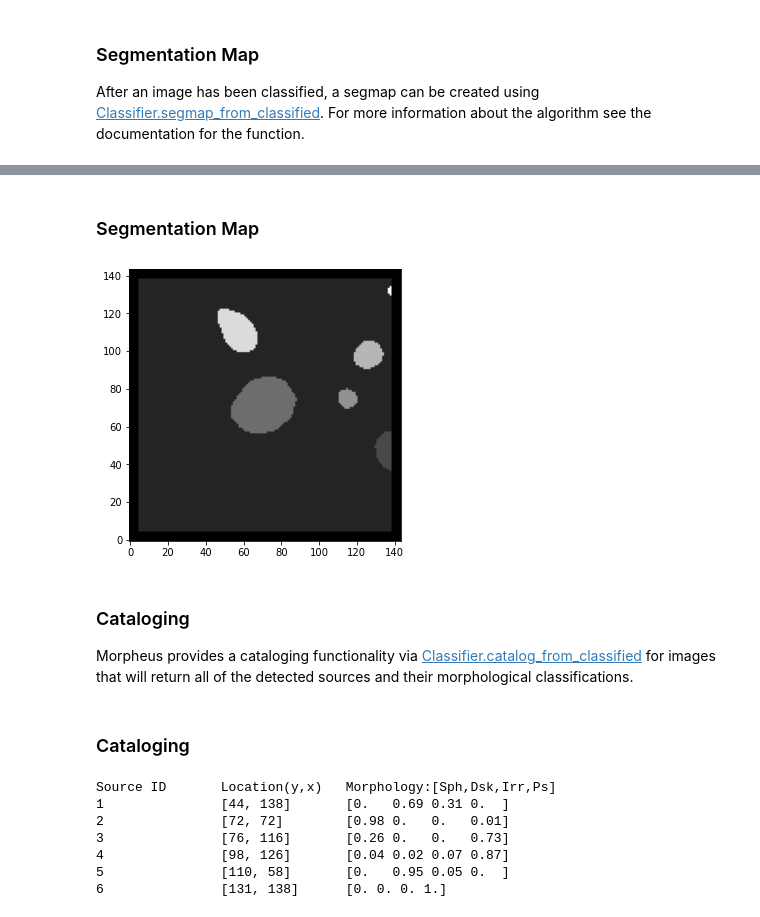
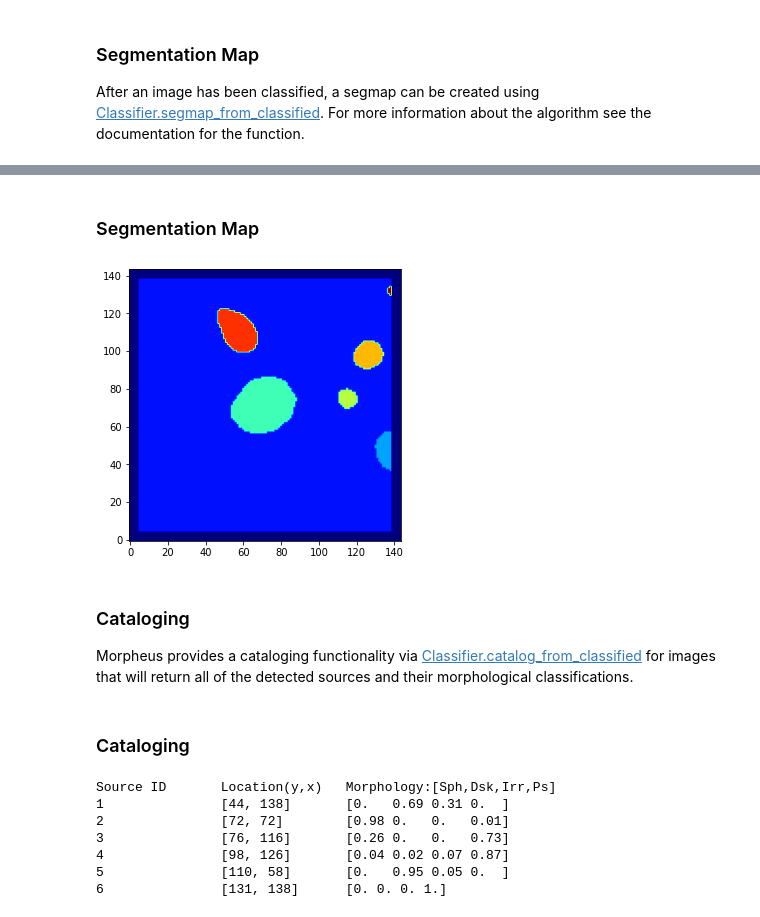
Before and after one commit to ryanhausen/roman-expo-morpheus, a Jupyter notebook: Roman-Expo-Workshop.ipynb, the cells around one changed output, grey strips where cells are left out. Drawn from its saved outputs; the diff is of its cells as text; code cells hidden in the pictures.

```diff
--- a/Roman-Expo-Workshop.ipynb
+++ b/Roman-Expo-Workshop.ipynb
@@ -150,11 +148,11 @@ Watershedding...
-# %% [markdown]
-### Segmentation Map
+# %% [markdown]
+### Segmentation Map
 # %%
 plt.figure(figsize=(5, 5))
-plt.imshow(segmap, origin='lower', cmap='gray')
+plt.imshow(segmap, origin='lower', cmap='jet')
 plt.show()
 # %% [output]
-[figure, old version]
+[figure, new version]
 # %% [markdown]
 ### Cataloging <a name="cataloging"></a>
 
@@ -162,8 +160,8 @@ Morpheus provides a cataloging functionality via [Classifier.catalog_from_classi
 for images that will return all of the detected sources and their morphological classifications.
 # %%
 catalog = Classifier.catalog_from_classified(classified, h, segmap)
-# %% [markdown]
-### Cataloging
+# %% [markdown]
+### Cataloging
 # %%
 print('Source ID\tLocation(y,x)\tMorphology:[Sph,Dsk,Irr,Ps]')
 for source in catalog:
```
Also changed, not shown: parts of 25 cells of this notebook.
